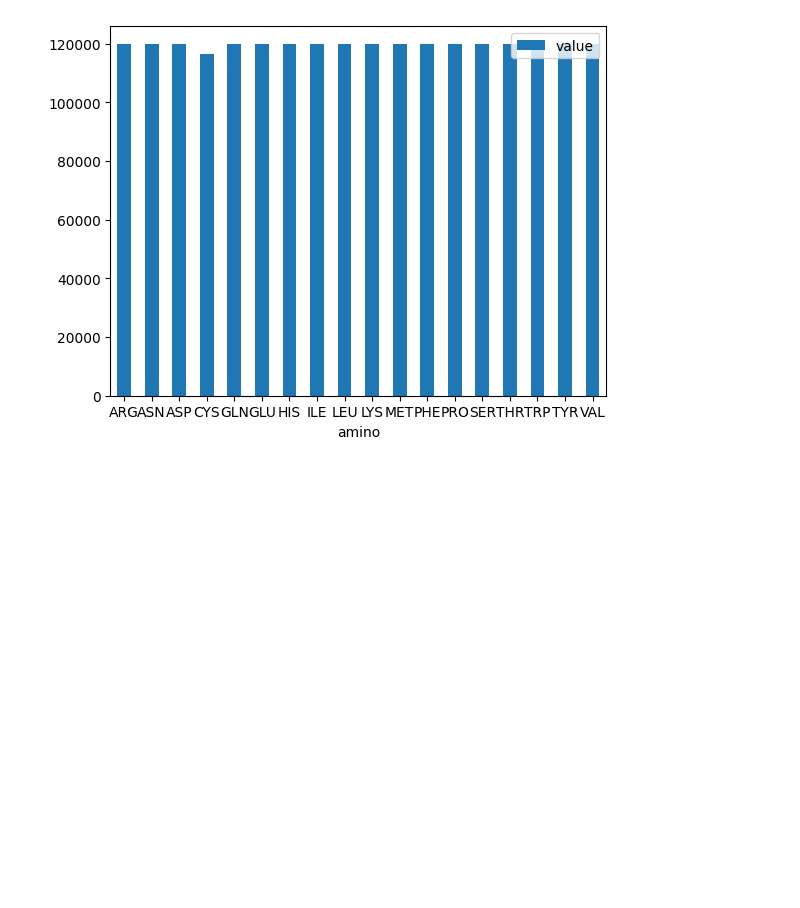
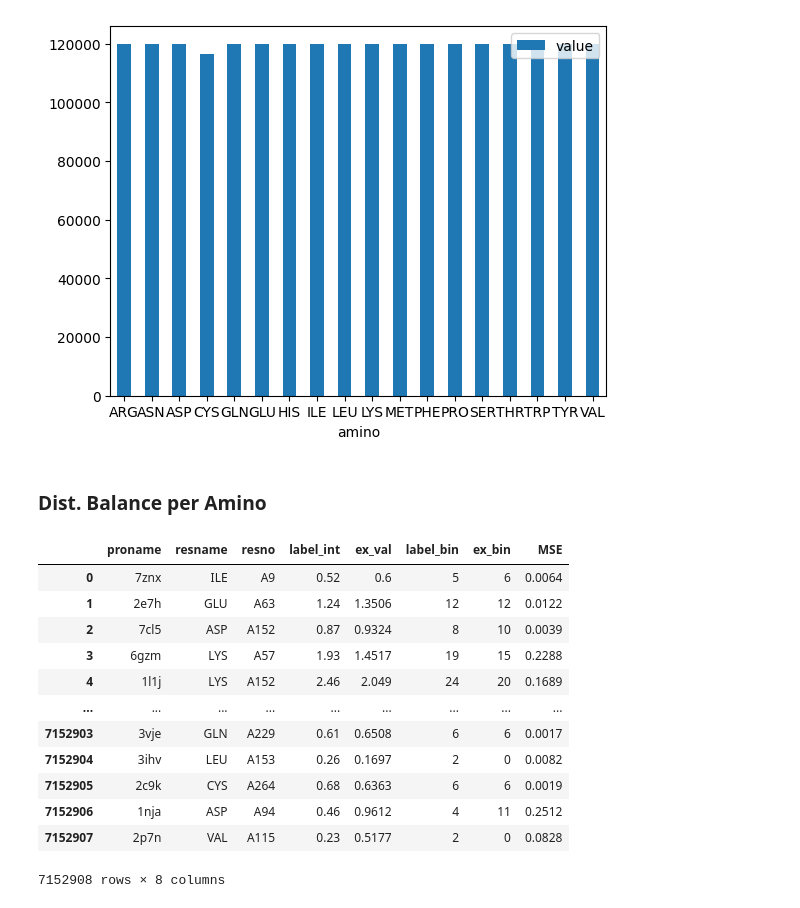
Before and after one commit to kathy5311/Caesar, a Jupyter notebook: code/notebooks/data_balancer.ipynb, the cells around one changed output. Drawn from its saved outputs; the diff is of its cells as text; code cells hidden in the pictures; blank space fills up the shorter version.

```diff
--- a/code/notebooks/data_balancer.ipynb
+++ b/code/notebooks/data_balancer.ipynb
@@ -185,3 +188,22 @@ plot_df.plot.bar(x='amino', y='value', rot=0)
 # %% [output]
 <Axes: xlabel='amino'>
 [figure]
+# %% [markdown]
+### Dist. Balance per Amino
+# %%
+df_total=pd.read_csv('totaldis_0820.csv')
+df_total
+# %% [output]
+|  | proname | resname | resno | label_int | ex_val | label_bin | ex_bin | MSE |
+| 0 | 7znx | ILE | A9 | 0.52 | 0.6 | 5 | 6 | 0.0064 |
+| 1 | 2e7h | GLU | A63 | 1.24 | 1.3506 | 12 | 12 | 0.0122 |
+| 2 | 7cl5 | ASP | A152 | 0.87 | 0.9324 | 8 | 10 | 0.0039 |
+| 3 | 6gzm | LYS | A57 | 1.93 | 1.4517 | 19 | 15 | 0.2288 |
+| 4 | 1l1j | LYS | A152 | 2.46 | 2.049 | 24 | 20 | 0.1689 |
+| ... | ... | ... | ... | ... | ... | ... | ... | ... |
+| 7152903 | 3vje | GLN | A229 | 0.61 | 0.6508 | 6 | 6 | 0.0017 |
+| 7152904 | 3ihv | LEU | A153 | 0.26 | 0.1697 | 2 | 0 | 0.0082 |
+| 7152905 | 2c9k | CYS | A264 | 0.68 | 0.6363 | 6 | 6 | 0.0019 |
+| 7152906 | 1nja | ASP | A94 | 0.46 | 0.9612 | 4 | 11 | 0.2512 |
+| 7152907 | 2p7n | VAL | A115 | 0.23 | 0.5177 | 2 | 0 | 0.0828 |
+7152908 rows × 8 columns
```
Also changed, not shown: parts of 16 cells of this notebook.
